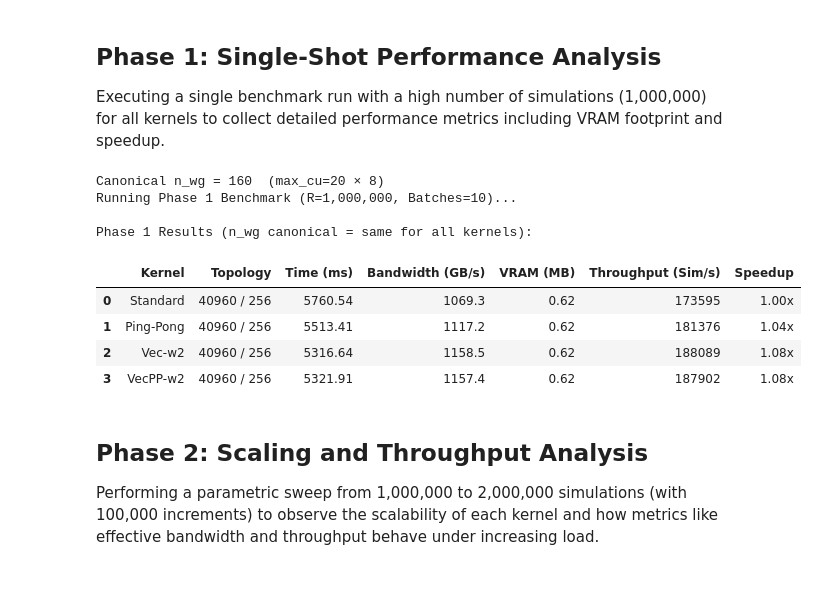
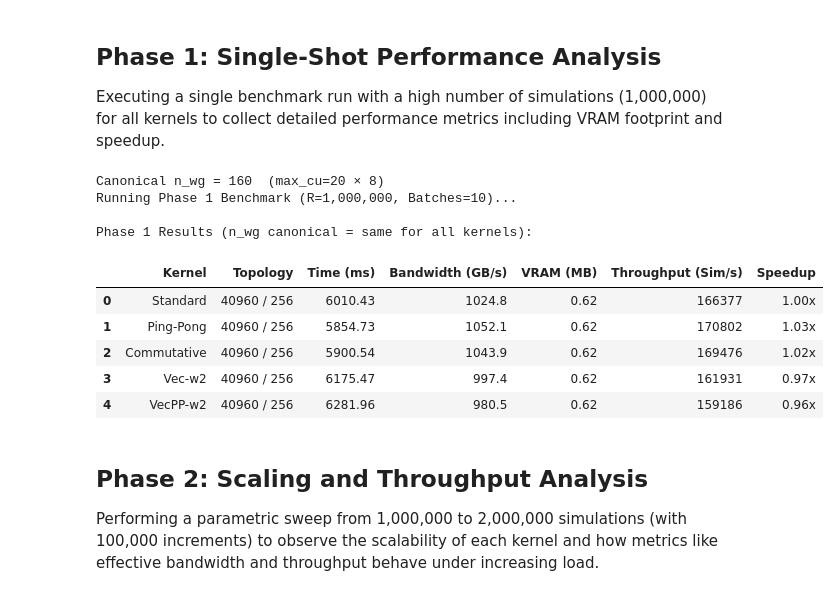
Before and after one commit to emanuelegaliano/pyroclast, a Jupyter notebook: benchmark/benchmark_analysis.ipynb, the cells around one changed output. Drawn from its saved outputs; the diff is of its cells as text; code cells hidden in the pictures.

```diff
--- a/benchmark/benchmark_analysis.ipynb
+++ b/benchmark/benchmark_analysis.ipynb
@@ -63,6 +64,7 @@ N_BATCHES = 10
 kernels_to_bench = [
     {"name": "Standard",       "adapter": PyOpenCLMonteCarloAdapter(profiling=True)},
     {"name": "Ping-Pong",      "adapter": PyOpenCLMonteCarloPingPongAdapter(profiling=True)},
+    {"name": "Commutative",      "adapter": PyOpenCLMonteCarloCommutativeAdapter(profiling=True)},
     {"name": "Vec-w2",        "adapter": PyOpenCLMonteCarloVectorizedAdapter(profiling=True, vec_width=2)},
     {"name": "VecPP-w2",      "adapter": PyOpenCLMonteCarloVectorizedPingPongAdapter(profiling=True, vec_width=2)},
 ]
@@ -92,37 +94,38 @@ for k in kernels_to_bench:
     total_time_ms = bench.mean_ms * N_BATCHES
     throughput = MC_RUNS / (total_time_ms / 1000.0)
 
     phase1_data.append({
         "Kernel": k["name"],
         "Topology": f"{cfg.topology.gws} / {cfg.topology.lws}",
         "Time (ms)": total_time_ms,
         "Bandwidth (GB/s)": bench.bandwidth_gbs,
         "VRAM (MB)": bench.memory_mb,
         "Throughput (Sim/s)": throughput
     })
 
 df_phase1 = pd.DataFrame(phase1_data)
 std_time = df_phase1[df_phase1["Kernel"] == "Standard"]["Time (ms)"].values[0]
 df_phase1["Speedup"] = std_time / df_phase1["Time (ms)"]
 
 print("\nPhase 1 Results (n_wg canonical = same for all kernels):")
 display(df_phase1.style.format({
     "Time (ms)": "{:.2f}",
     "Bandwidth (GB/s)": "{:.1f}",
     "VRAM (MB)": "{:.2f}",
     "Throughput (Sim/s)": "{:.0f}",
     "Speedup": "{:.2f}x"
 }))
 # %% [output]
 Canonical n_wg = 160  (max_cu=20 × 8)
 Running Phase 1 Benchmark (R=1,000,000, Batches=10)...
 
 Phase 1 Results (n_wg canonical = same for all kernels):
 |  | Kernel | Topology | Time (ms) | Bandwidth (GB/s) | VRAM (MB) | Throughput (Sim/s) | Speedup |
-| 0 | Standard | 40960 / 256 | 5760.54 | 1069.3 | 0.62 | 173595 | 1.00x |
-| 1 | Ping-Pong | 40960 / 256 | 5513.41 | 1117.2 | 0.62 | 181376 | 1.04x |
-| 2 | Vec-w2 | 40960 / 256 | 5316.64 | 1158.5 | 0.62 | 188089 | 1.08x |
-| 3 | VecPP-w2 | 40960 / 256 | 5321.91 | 1157.4 | 0.62 | 187902 | 1.08x |
+| 0 | Standard | 40960 / 256 | 6010.43 | 1024.8 | 0.62 | 166377 | 1.00x |
+| 1 | Ping-Pong | 40960 / 256 | 5854.73 | 1052.1 | 0.62 | 170802 | 1.03x |
+| 2 | Commutative | 40960 / 256 | 5900.54 | 1043.9 | 0.62 | 169476 | 1.02x |
+| 3 | Vec-w2 | 40960 / 256 | 6175.47 | 997.4 | 0.62 | 161931 | 0.97x |
+| 4 | VecPP-w2 | 40960 / 256 | 6281.96 | 980.5 | 0.62 | 159186 | 0.96x |
 # %% [markdown]
 ## Phase 2: Scaling and Throughput Analysis
 
```
Also changed, not shown: parts of 9 cells of this notebook, 6 other files.
